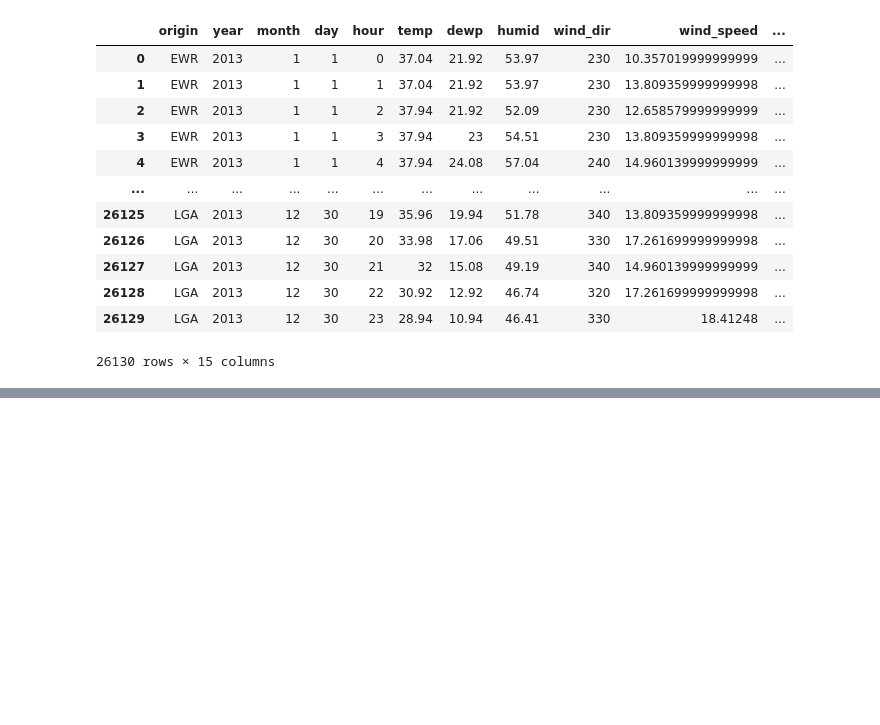
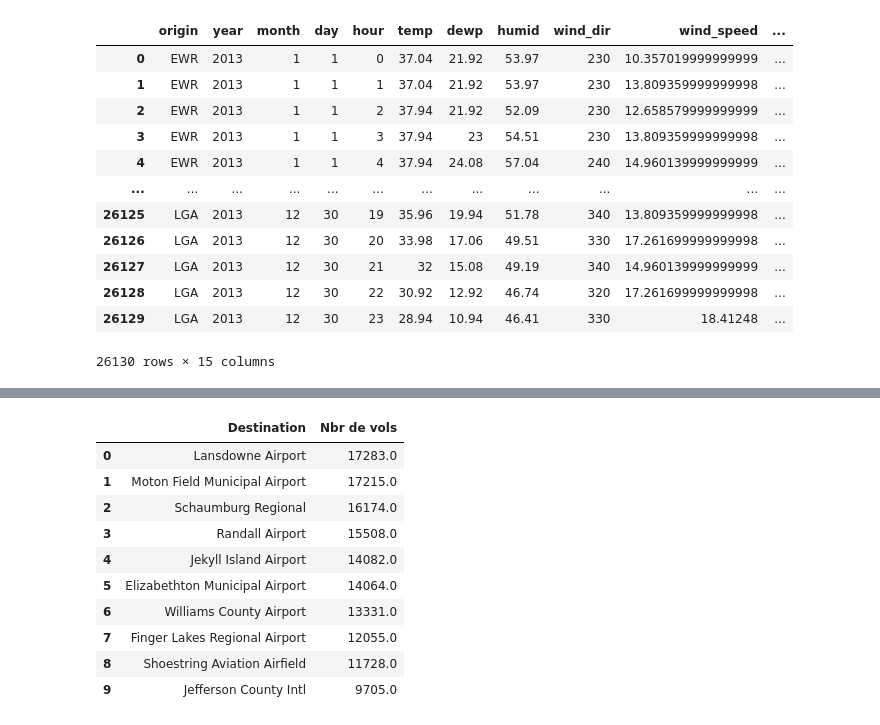
Before and after one commit to GeoDaz/air-traffic, a Jupyter notebook: test.ipynb, the cells around one changed output, grey strips where cells are left out. Cells and saved outputs as stored; diff of their text form; code cells hidden in the pictures; blank space fills up the shorter version.

```diff
--- a/test.ipynb
+++ b/test.ipynb
@@ -130,0 +198,14 @@ Name: dest, dtype: int64
+# %%
+pandas.concat([airports.name, pandas.Series(flights.dest.value_counts().values)], axis=1, keys=['Destination', 'Nbr de vols']).head(10)
+# %% [output]
+|  | Destination | Nbr de vols |
+| 0 | Lansdowne Airport | 17283.0 |
+| 1 | Moton Field Municipal Airport | 17215.0 |
+| 2 | Schaumburg Regional | 16174.0 |
+| 3 | Randall Airport | 15508.0 |
+| 4 | Jekyll Island Airport | 14082.0 |
+| 5 | Elizabethton Municipal Airport | 14064.0 |
+| 6 | Williams County Airport | 13331.0 |
+| 7 | Finger Lakes Regional Airport | 12055.0 |
+| 8 | Shoestring Aviation Airfield | 11728.0 |
+| 9 | Jefferson County Intl | 9705.0 |
```
Also changed, not shown: parts of 18 cells of this notebook.
